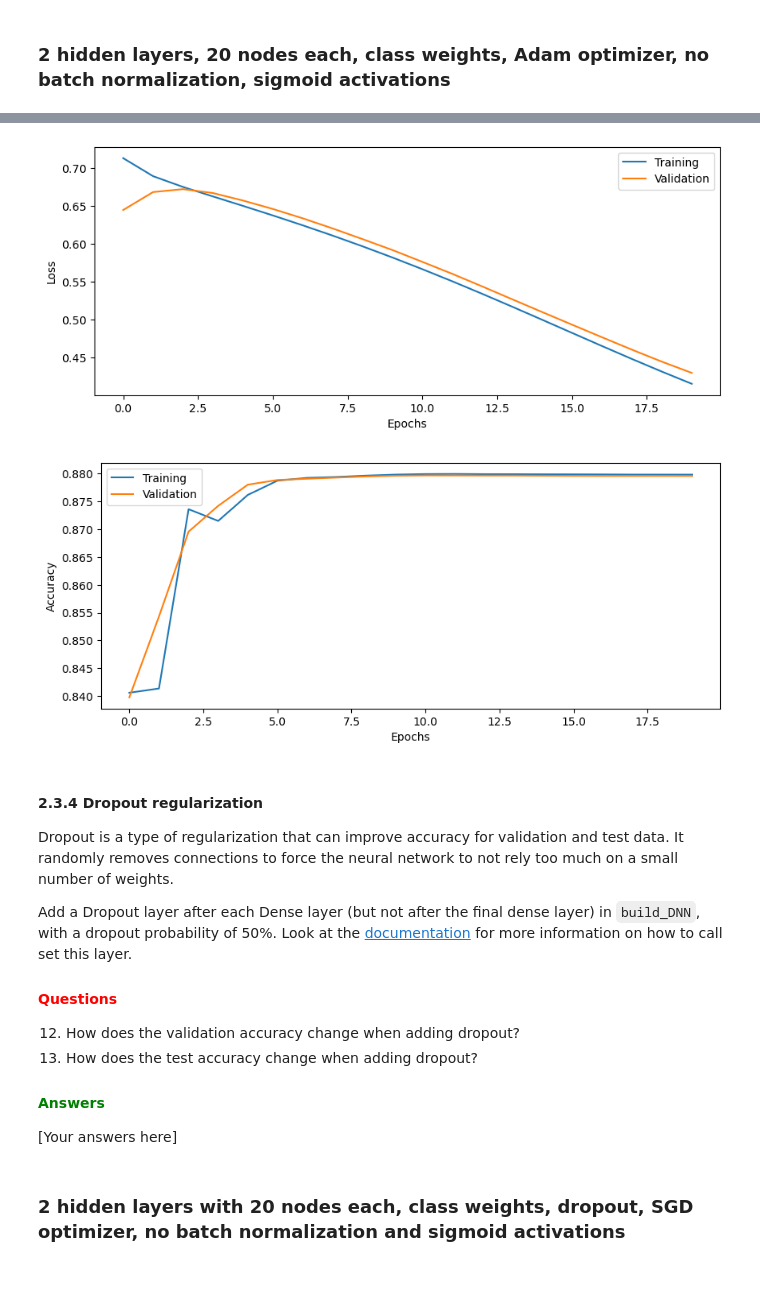
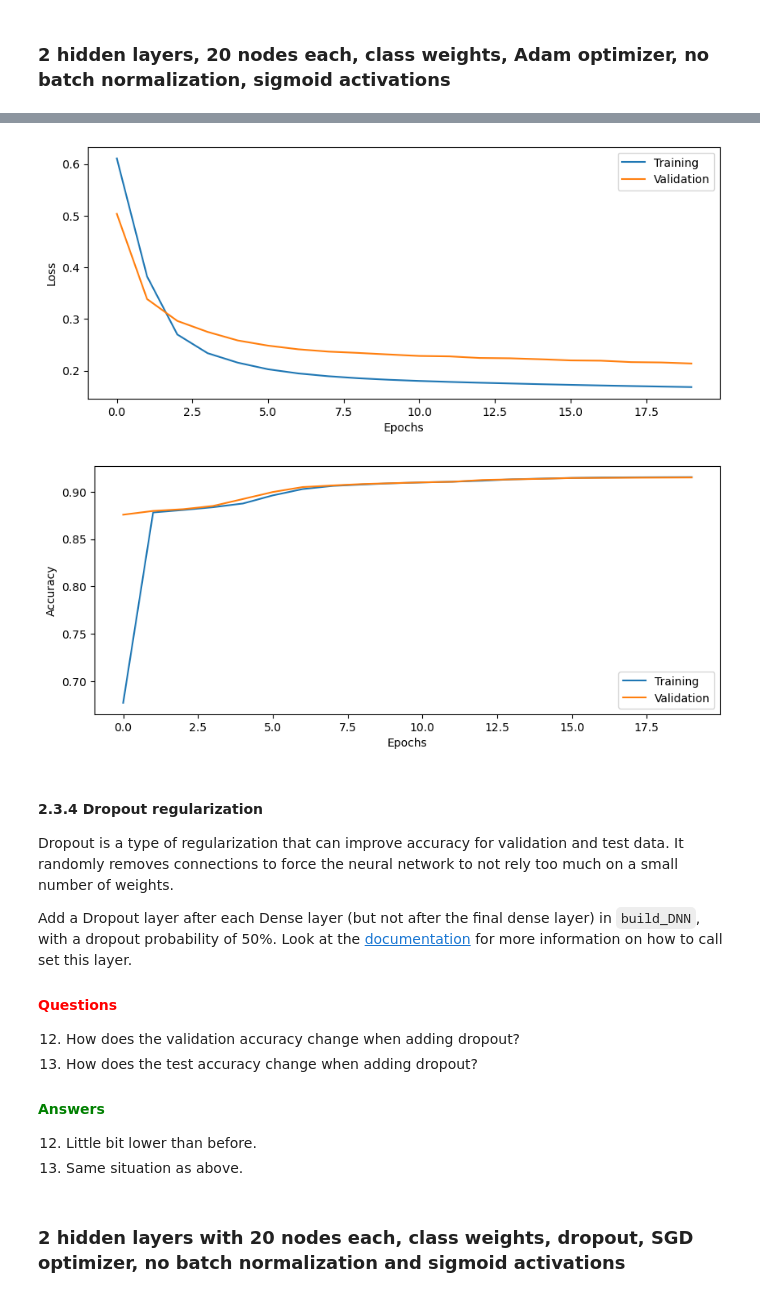
Before and after one commit to path2morepro/DeepLearning, a Jupyter notebook: 2_DNN/DNN_Lab.ipynb, the cells around one changed output, grey strips where cells are left out. Drawn from its saved outputs; the diff is of its cells as text; code cells hidden in the pictures.

Commit message:
answered the question 1-13

```diff
--- a/2_DNN/DNN_Lab.ipynb
+++ b/2_DNN/DNN_Lab.ipynb
@@ -369,6 +369,7 @@ Classes weight is:
 # %% [markdown]
 ### Train a model using class weights. 2 hidden layers with 20 nodes each
 # %%
+
 # Setup some training and hyper-parameters
 batch_size = 10000
 # batch_size = 64
@@ -378,9 +379,10 @@ epochs = 20
 # === Your code here =========================
 # --------------------------------------------
 # Specify the learning rate, the input shape and the loss function
-learning_rate = 1e-2
+learning_rate = 0.1
 input_shape = 92
 loss = BinaryCrossentropy()
+
 
 # Build the model
 model2 = build_DNN(n_hidden_layers=2, n_hidden_units=20, loss=loss, input_shape=input_shape, learning_rate=learning_rate)
@@ -427,0 +430,19 @@ plot_results(history2)
+# %%
+# record the processing time
+# when the batch_size=100
+epochs=1
+batch_size = 100
+model3 = build_DNN(n_hidden_layers=2, n_hidden_units=20, loss=loss, input_shape=input_shape, learning_rate=learning_rate)
+# Train the model, provide training data and validation data
+history3 = model3.fit(Xtrain, Ytrain, validation_data=(Xval, Yval), epochs=epochs, batch_size=batch_size,class_weight=class_weights)
+# when the batch_size=1000
+batch_size = 1000
+model4 = build_DNN(n_hidden_layers=2, n_hidden_units=20, loss=loss, input_shape=input_shape, learning_rate=learning_rate)
+# Train the model, provide training data and validation data
+history4 = model4.fit(Xtrain, Ytrain, validation_data=(Xval, Yval), epochs=epochs, batch_size=batch_size,class_weight=class_weights)
+# when the batch_size=10000
+batch_size = 10000
+# Build the model
+model5 = build_DNN(n_hidden_layers=2, n_hidden_units=20, loss=loss, input_shape=input_shape, learning_rate=learning_rate)
+# Train the model, provide training data and validation data
+history5 = model5.fit(Xtrain, Ytrain, validation_data=(Xval, Yval), epochs=epochs, batch_size=batch_size,class_weight=class_weights)
@@ -463,7 +523,7 @@ See the [documentation](https://keras.io/layers/normalization/) for information
 # --------------------------------------------
 # === Your code here =========================
 # --------------------------------------------
-
+epochs=20
 # Build the model
 model6 = build_DNN(n_hidden_layers=2, n_hidden_units=20, loss=loss, input_shape=input_shape, learning_rate=learning_rate, use_bn=True)
 
@@ -559,7 +619,7 @@ Try changing the optimizer from SGD to Adam (with learning rate 0.1 as before).
 # --------------------------------------------
 
 # Build and train model
-model8 = build_DNN(n_hidden_layers=2, n_hidden_units=20, loss=loss, input_shape=input_shape, learning_rate=learning_rate)
+model8 = build_DNN(n_hidden_layers=2, n_hidden_units=20, loss=loss, input_shape=input_shape, learning_rate=learning_rate, optimizer="adam")
 
 history8 = model8.fit(Xtrain, Ytrain, validation_data=(Xval, Yval), epochs=epochs, batch_size=batch_size,class_weight=class_weights)
 
@@ -594,5 +654,5 @@ Test accuracy: 0.8806
-[figure, old version]
+[figure, new version]
-[figure, old version]
+[figure, new version]
 # %% [markdown]
 #### 2.3.4 **Dropout regularization**
 
@@ -605,7 +665,8 @@ Add a Dropout layer after each Dense layer (but not after the final dense layer)
 13. How does the test accuracy change when adding dropout?
 
 #### **<span style="color:green">Answers</span>**
-[Your answers here]
+12. Little bit lower than before.
+13. Same situation as above.
 # %% [markdown]
 ### 2 hidden layers with 20 nodes each, class weights, dropout, SGD optimizer, no batch normalization and sigmoid activations
 # %%
```
Also changed, not shown: parts of 16 cells of this notebook, 1 other file.
